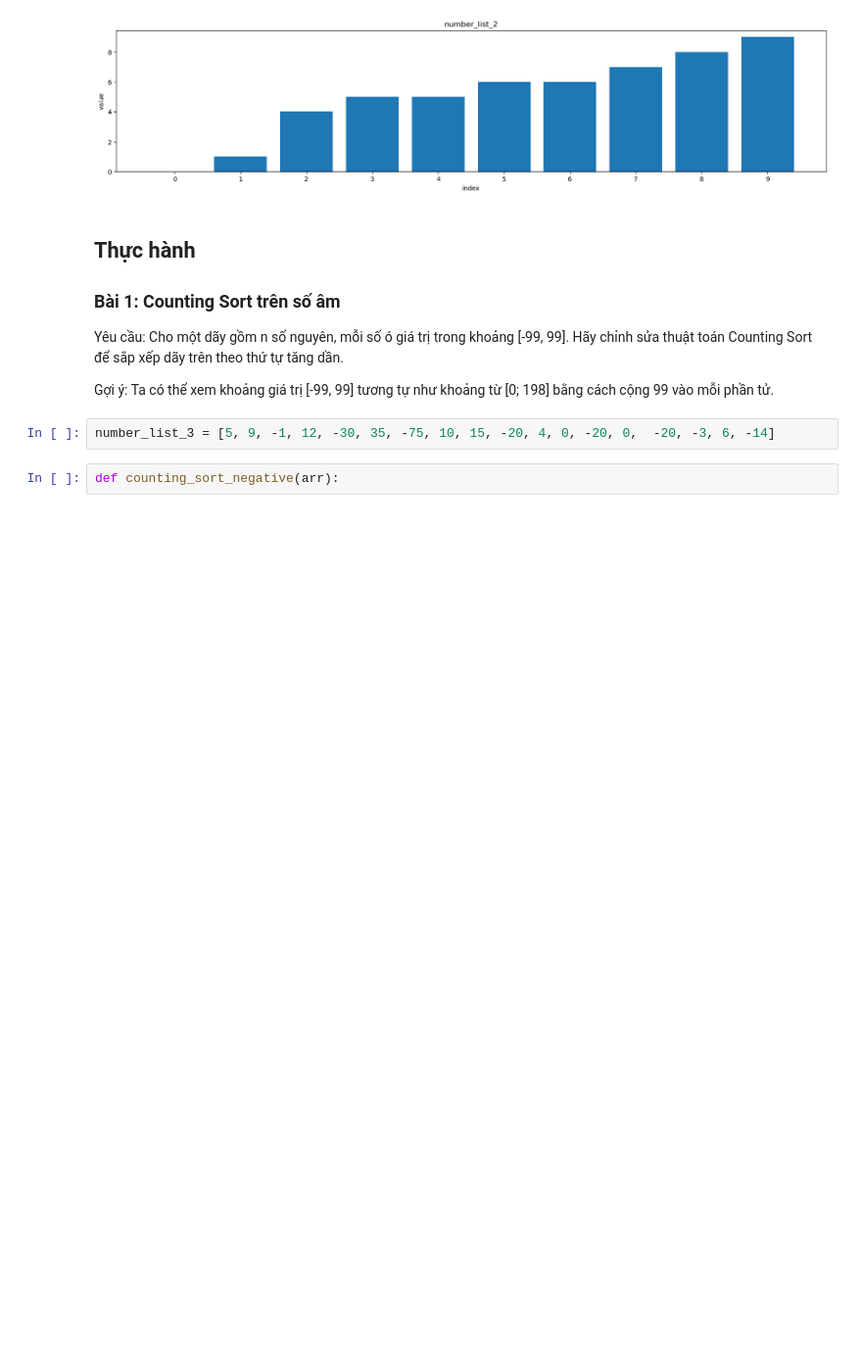
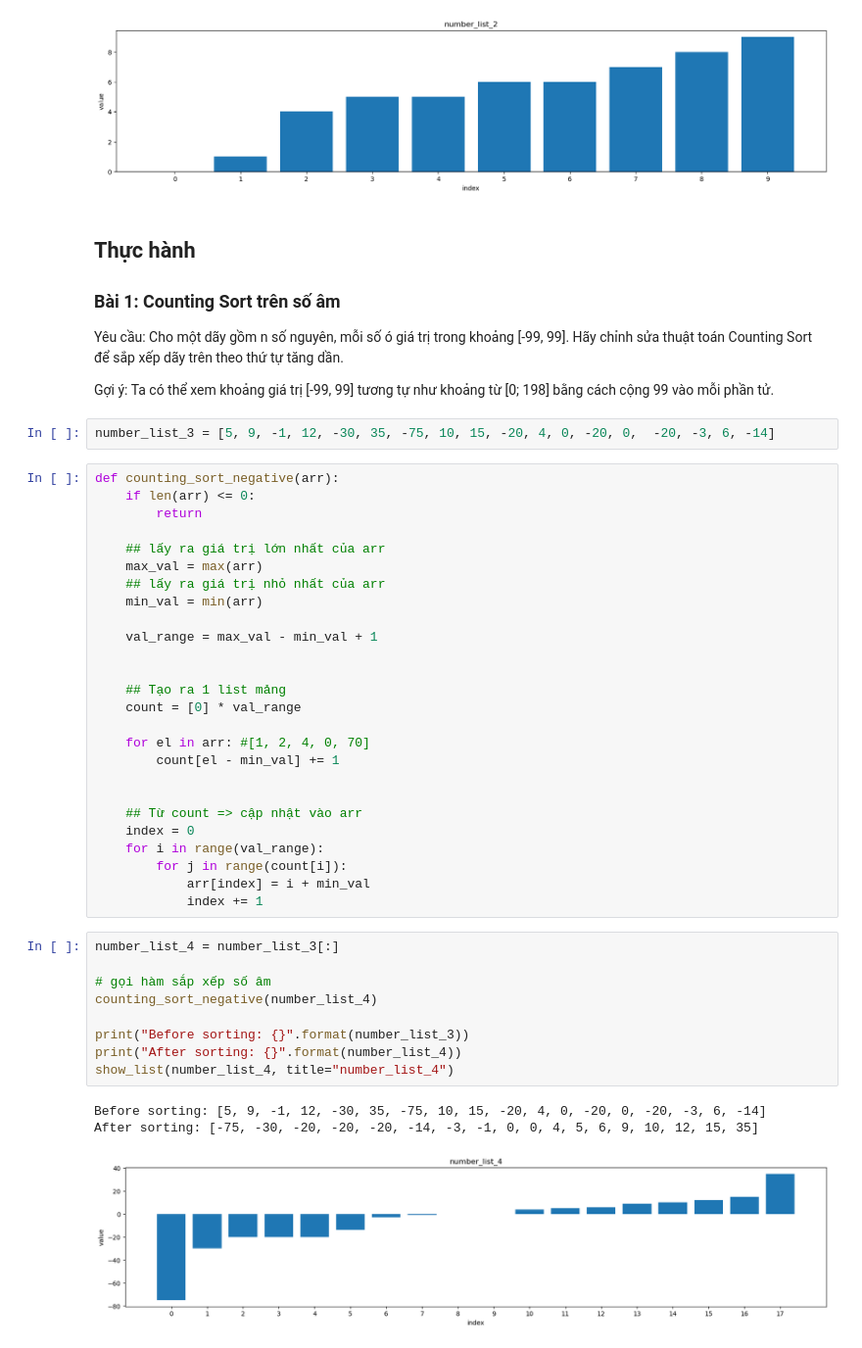
Before and after one commit to hieu1966hn/NPS-CSI11, a Jupyter notebook: SS7/SS7.ipynb, the cells around one changed output. Shown: that part at 98% size. Cells and saved outputs as stored; diff of their text form; blank space fills up the shorter version.

```diff
--- a/SS7/SS7.ipynb
+++ b/SS7/SS7.ipynb
@@ -77,5 +77,42 @@ Yêu cầu: Cho một dãy gồm n số nguyên, mỗi số ó giá trị trong
 Gợi ý: Ta có thể xem khoảng giá trị [-99, 99] tương tự như khoảng từ [0; 198] bằng cách cộng 99 vào mỗi phần tử.
 # %%
 number_list_3 = [5, 9, -1, 12, -30, 35, -75, 10, 15, -20, 4, 0, -20, 0,  -20, -3, 6, -14]
-# %%
-def counting_sort_negative(arr):
+# %%
+def counting_sort_negative(arr):
+    if len(arr) <= 0:
+        return
+
+    ## lấy ra giá trị lớn nhất của arr
+    max_val = max(arr)
+    ## lấy ra giá trị nhỏ nhất của arr
+    min_val = min(arr)
+
+    val_range = max_val - min_val + 1
+
+
+    ## Tạo ra 1 list mảng
+    count = [0] * val_range
+
+    for el in arr: #[1, 2, 4, 0, 70]
+        count[el - min_val] += 1
+
+
+    ## Từ count => cập nhật vào arr
+    index = 0
+    for i in range(val_range):
+        for j in range(count[i]):
+            arr[index] = i + min_val
+            index += 1
+# %%
+number_list_4 = number_list_3[:]
+
+# gọi hàm sắp xếp số âm
+counting_sort_negative(number_list_4)
+
+print("Before sorting: {}".format(number_list_3))
+print("After sorting: {}".format(number_list_4))
+show_list(number_list_4, title="number_list_4")
+# %% [output]
+Before sorting: [5, 9, -1, 12, -30, 35, -75, 10, 15, -20, 4, 0, -20, 0, -20, -3, 6, -14]
+After sorting: [-75, -30, -20, -20, -20, -14, -3, -1, 0, 0, 4, 5, 6, 9, 10, 12, 15, 35]
+[figure, added]
```
